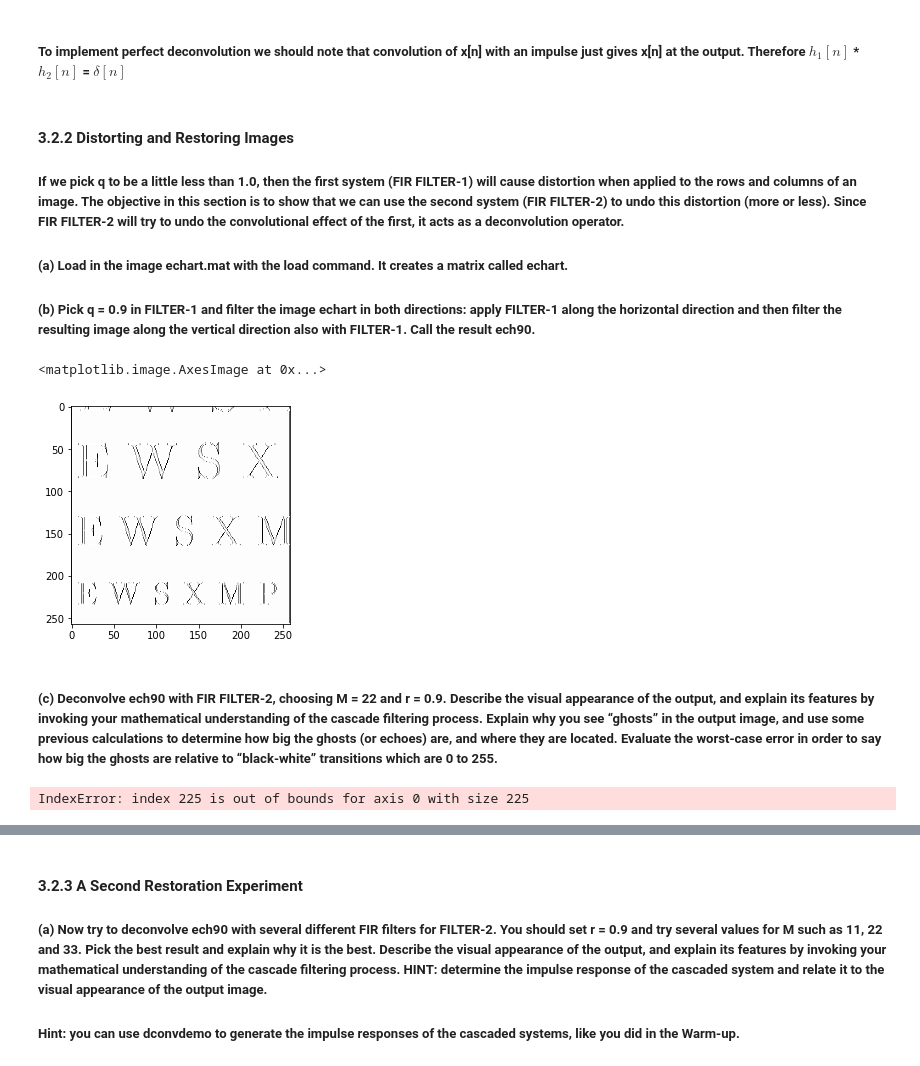
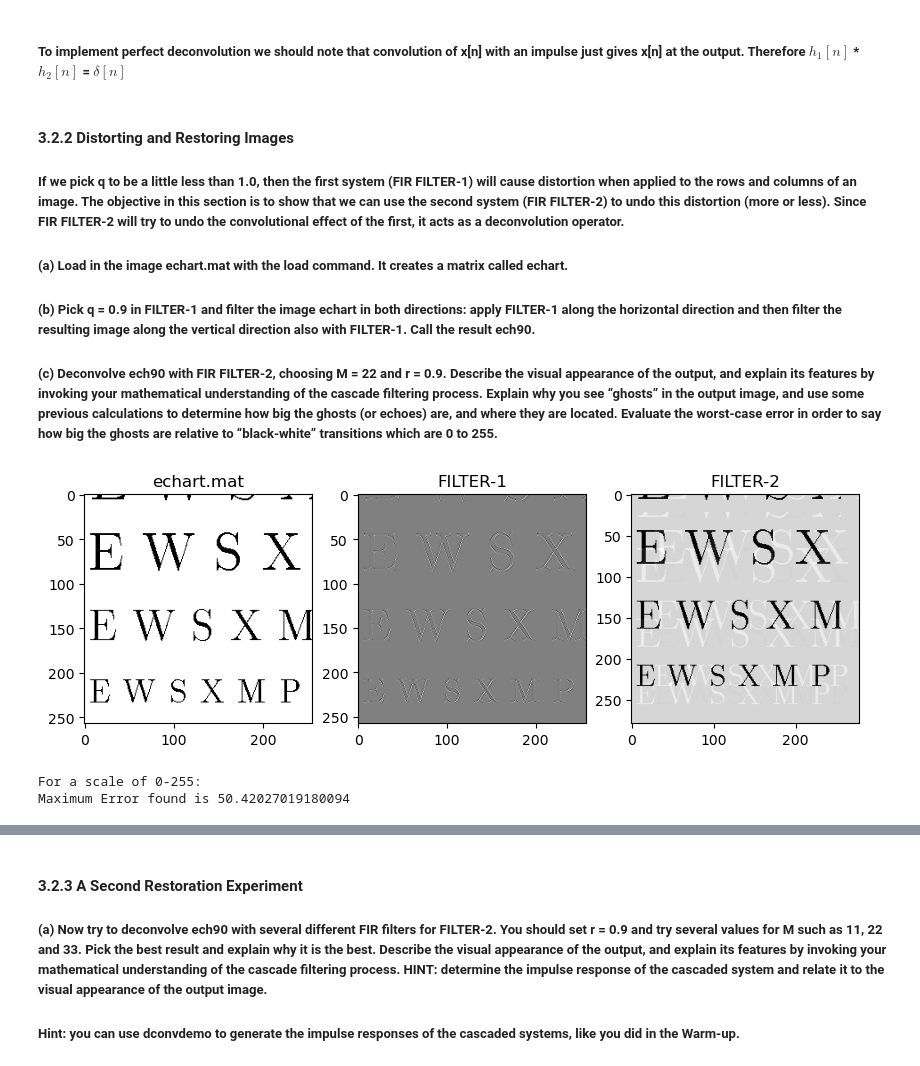
Before and after one commit to GrantBrown1994/DSP_Project, a Jupyter notebook: Lab9.ipynb, the cells around one changed output, grey strips where cells are left out. Cells and saved outputs as stored; diff of their text form; code cells hidden in the pictures.

Commit message:
Added Rick's changes and answered q's
Answered all questions besides the handwritten calculation of the impulse response.

```diff
--- a/Lab9.ipynb
+++ b/Lab9.ipynb
@@ -180,30 +206,45 @@ axs[1].grid()
 
 ##### (a) Load in the image echart.mat with the load command. It creates a matrix called echart.
 ##### (b) Pick q = 0.9 in FILTER-1 and filter the image echart in both directions: apply FILTER-1 along the horizontal direction and then filter the resulting image along the vertical direction also with FILTER-1. Call the result ech90.
+##### (c) Deconvolve ech90 with FIR FILTER-2, choosing M = 22 and r = 0.9. Describe the visual appearance of the output, and explain its features by invoking your mathematical understanding of the cascade filtering process. Explain why you see “ghosts” in the output image, and use some previous calculations to determine how big the ghosts (or echoes) are, and where they are located. Evaluate the worst-case error in order to say how big the ghosts are relative to “black-white” transitions which are 0 to 255.
-# %%
-#image_file = Image.open('UofU_black.png') # open colour image
-# img = image_file.convert('1') # convert image to black and white
-# image_file.save('UofU_black_backup.png')
-# image_file = Image.open('UofU_black_backup.png') # open black and white image
-matlab_data = 'SamplingConvFiltering/echart.mat'
-img = load_matlab_data(matlab_data)
-img = img['echart']
-#img = np.array(image_file)
-h_1_n = np.array([1, -0.9])
-ech90_horizontal = image_filter(img, h_1_n, "horizontal")
-ech90 = image_filter(ech90_horizontal, h_1_n, "vertical")
-# im = Image.fromarray(ech90)
-# im.save("Echo_Image.png")
-plt.imshow(ech90.T, cmap='gray_r', vmin=0, vmax=255)
-# %% [output]
-<matplotlib.image.AxesImage at 0x...>
-[figure, removed]
-# %% [markdown]
-##### (c) Deconvolve ech90 with FIR FILTER-2, choosing M = 22 and r = 0.9. Describe the visual appearance of the output, and explain its features by invoking your mathematical understanding of the cascade filtering process. Explain why you see “ghosts” in the output image, and use some previous calculations to determine how big the ghosts (or echoes) are, and where they are located. Evaluate the worst-case error in order to say how big the ghosts are relative to “black-white” transitions which are 0 to 255.
-# %%
-ech90_horizontal_deconv = image_filter(ech90, h_2_n, "horizontal")
-ech90_deconv = image_filter(ech90_horizontal_deconv, h_2_n, "vertical")
-im = Image.fromarray(ech90_deconv)
-im.save("Echo_Image_Deconv.png")
-# %% [output]
-IndexError: index 225 is out of bounds for axis 0 with size 225
+# %%
+q = 0.9
+r = 0.9
+M = 22
+h1_n = np.array([1, -q])
+
+n = np.arange(M)
+h2_n = r **n
+
+echart = loadmat('SamplingConvFiltering/echart.mat')["echart"]
+
+# normalize so image max is 1
+echart = 1 - (echart / 255)
+
+fig, (ax1, ax2, ax3) = plt.subplots(1, 3, figsize=(10, 6))
+ax1.imshow(echart, cmap='binary')
+ax1.set_title("echart.mat")
+ax1.grid(False)
+
+ech90 = filter_2d(echart, h1_n)
+ax2.imshow(ech90, cmap='binary')
+ax2.set_title("FILTER-1")
+ax2.grid(False)
+
+ech90_decv = filter_2d(ech90, h2_n)
+ax3.imshow(ech90_decv, cmap='binary')
+ax3.set_title("FILTER-2")
+ax3.grid(False)
+
+plt.show()
+# %% [output]
+[figure, added]
+# %%
+ech90_decnewshp = ech90_decv[0:-22,0:-22]
+im_error = np.abs(ech90_decnewshp - echart)
+max_error = np.max(im_error)
+print("For a scale of 0-255:")
+print(f"Maximum Error found is {256*max_error}")
+# %% [output]
+For a scale of 0-255:
+Maximum Error found is 50.42027019180094
```
Also changed, not shown: parts of 16 cells of this notebook, 1 other file.
